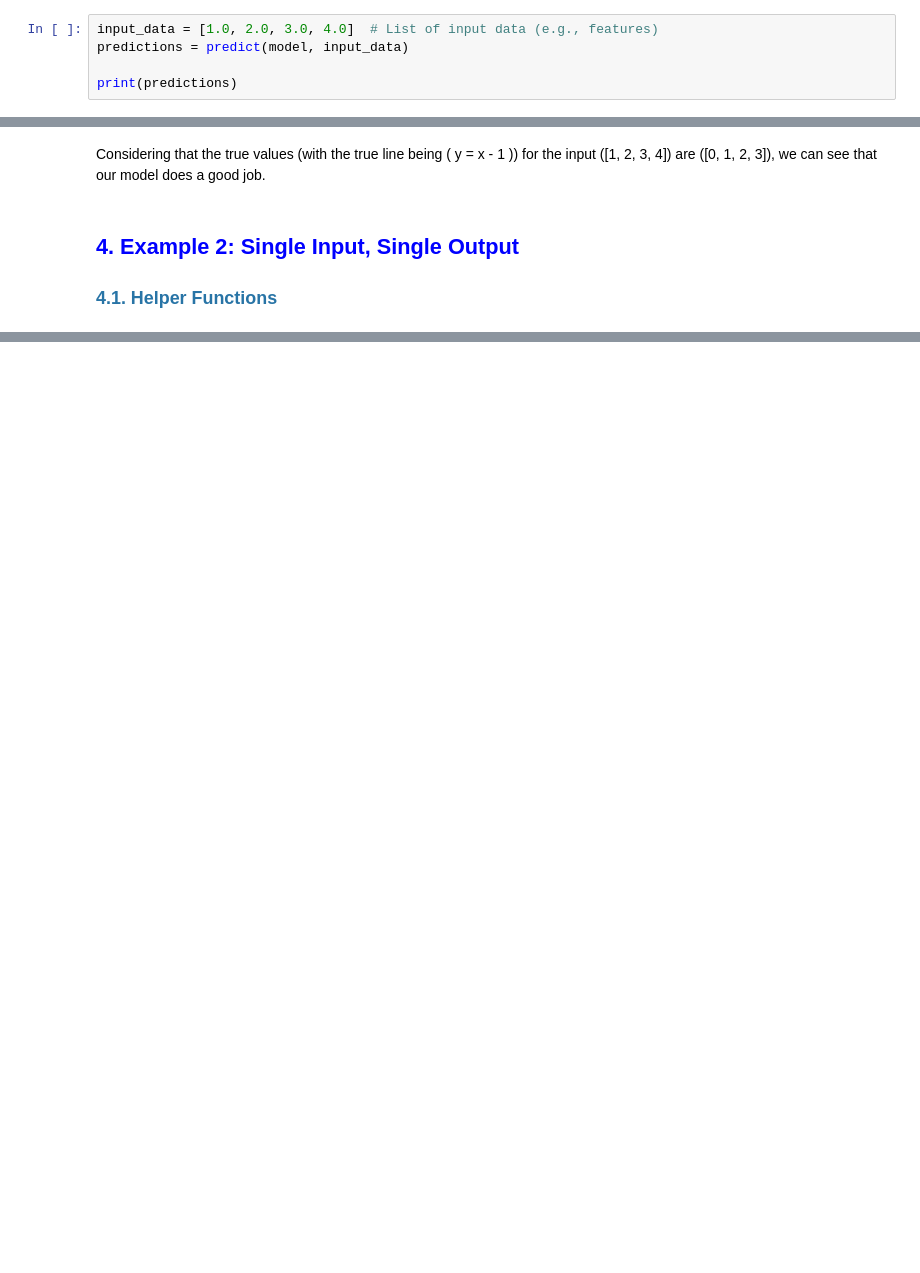
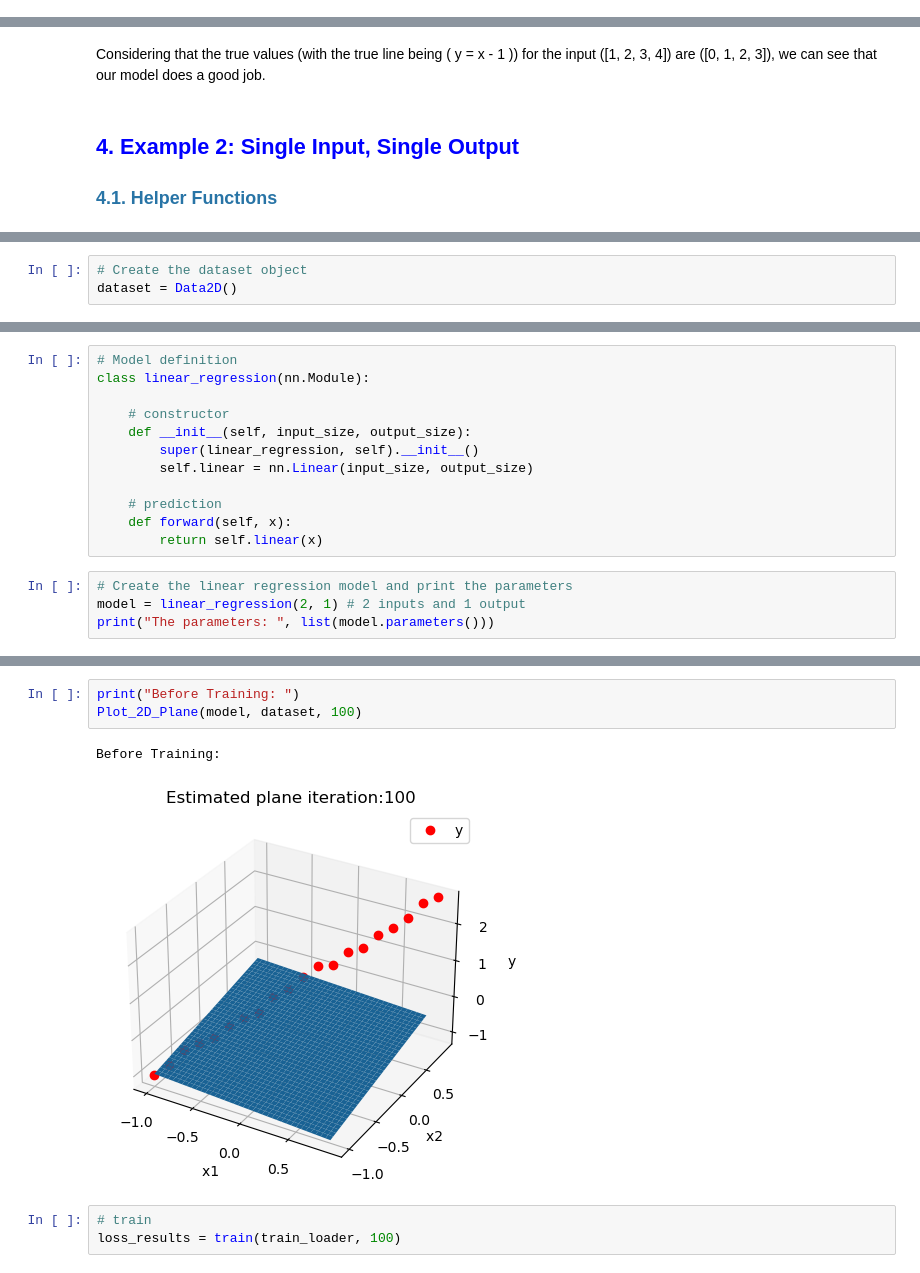
Before and after one commit to MNGARCIA085/AI-Frameworks-Learning, a Jupyter notebook: PyTorch/5. Regression/Regression.ipynb, the cells around one changed output, grey strips where cells are left out. Saved outputs shown, nothing was run; the diff lists cells and outputs as text; blank space fills up the shorter version.

Commit message:
more linear regression

```diff
--- a/PyTorch/5. Regression/Regression.ipynb
+++ b/PyTorch/5. Regression/Regression.ipynb
@@ -509,5 +508,0 @@ print(predictions)
-# %%
-input_data = [1.0, 2.0, 3.0, 4.0]  # List of input data (e.g., features)
-predictions = predict(model, input_data)
-
-print(predictions)
@@ -523,0 +868,3 @@ Considering that the true values (with the true line being \( y = x - 1 \)) for
+# %%
+# Create the dataset object
+dataset = Data2D()
@@ -523,0 +884,16 @@ Considering that the true values (with the true line being \( y = x - 1 \)) for
+# %%
+# Model definition
+class linear_regression(nn.Module):
+
+    # constructor
+    def __init__(self, input_size, output_size):
+        super(linear_regression, self).__init__()
+        self.linear = nn.Linear(input_size, output_size)
+
+    # prediction
+    def forward(self, x):
+        return self.linear(x)
+# %%
+# Create the linear regression model and print the parameters
+model = linear_regression(2, 1) # 2 inputs and 1 output
+print("The parameters: ", list(model.parameters()))
@@ -523,0 +950,9 @@ Considering that the true values (with the true line being \( y = x - 1 \)) for
+# %%
+print("Before Training: ")
+Plot_2D_Plane(model, dataset, 100)
+# %% [output]
+Before Training:
+[figure, added]
+# %%
+# train
+loss_results = train(train_loader, 100)
```
Also changed, not shown: parts of 44 cells of this notebook.
